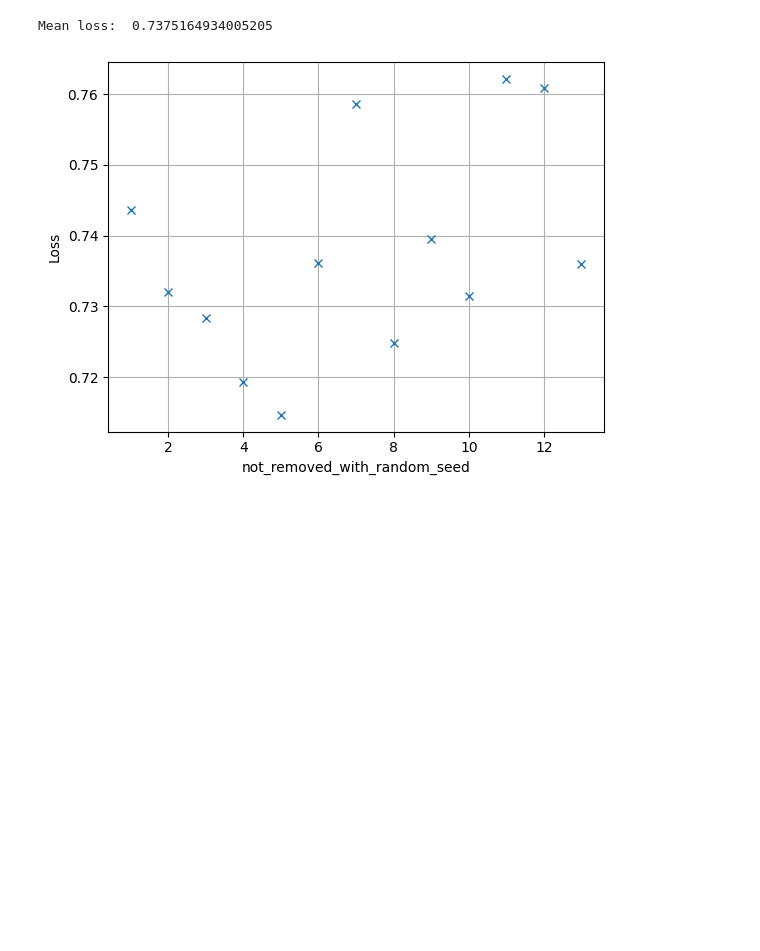
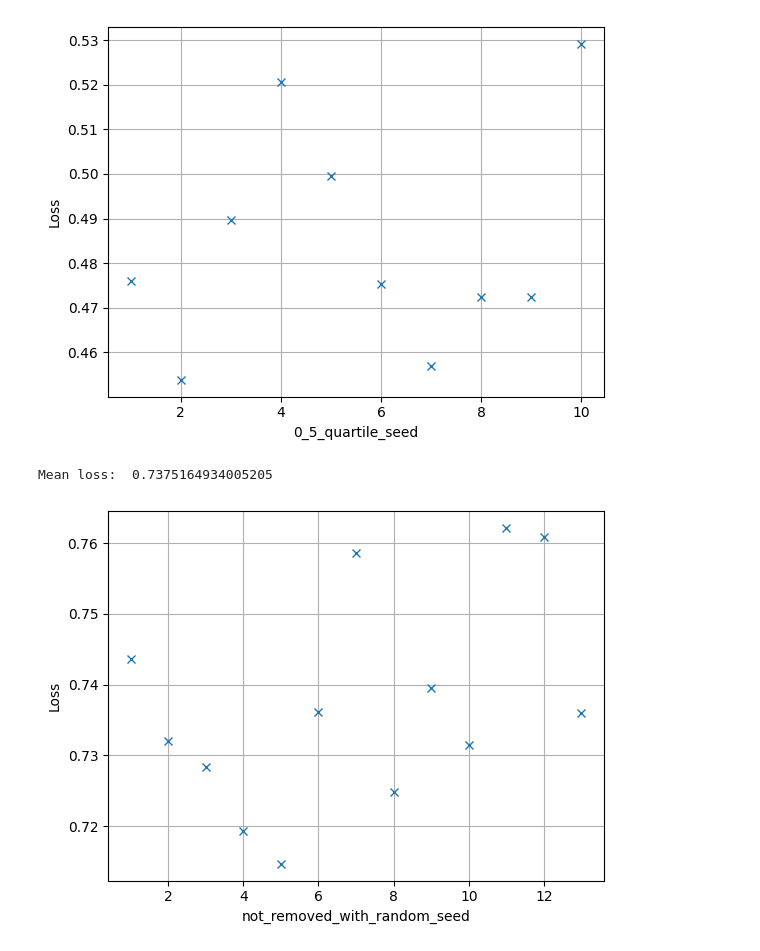
Before and after one commit to paepcke/bats, a Jupyter notebook: bats_transformer/notebooks/Untitled3.ipynb, the cells around one changed output. Drawn from its saved outputs; the diff is of its cells as text; code cells hidden in the pictures; blank space fills up the shorter version.

```diff
--- a/bats_transformer/notebooks/Untitled3.ipynb
+++ b/bats_transformer/notebooks/Untitled3.ipynb
@@ -31,0 +57,3 @@ def plot_trends(id_string):
+# %%
+plot_trends("0_5_quartile_seed")
+# %% [output]
@@ -32,3 +61,4 @@ def plot_trends(id_string):
+[figure, added]
 # %%
 plot_trends("not_removed_with_random_seed")
 # %% [output]
```
Also changed, not shown: parts of 3 cells of this notebook, 9 other files.
